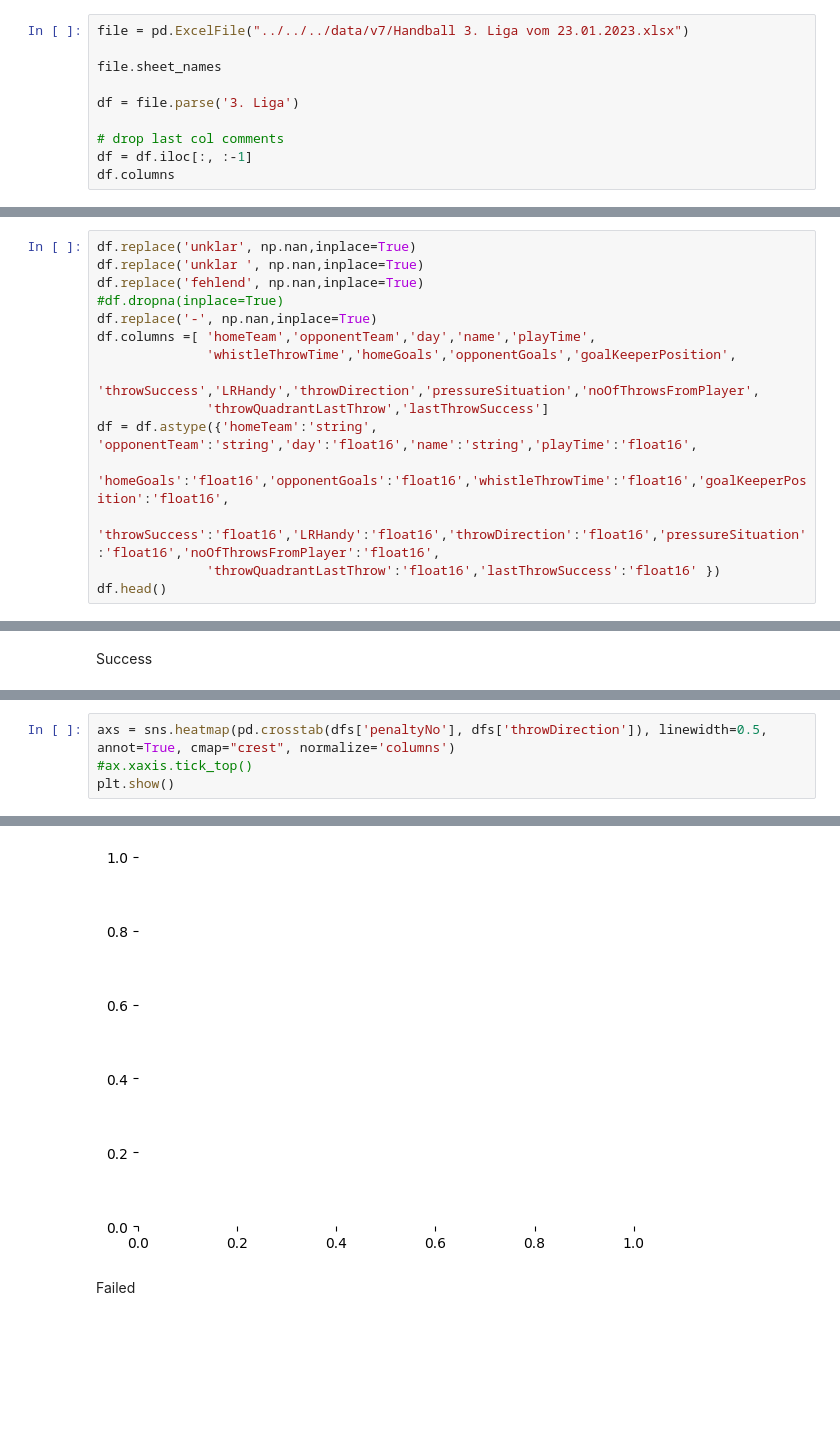
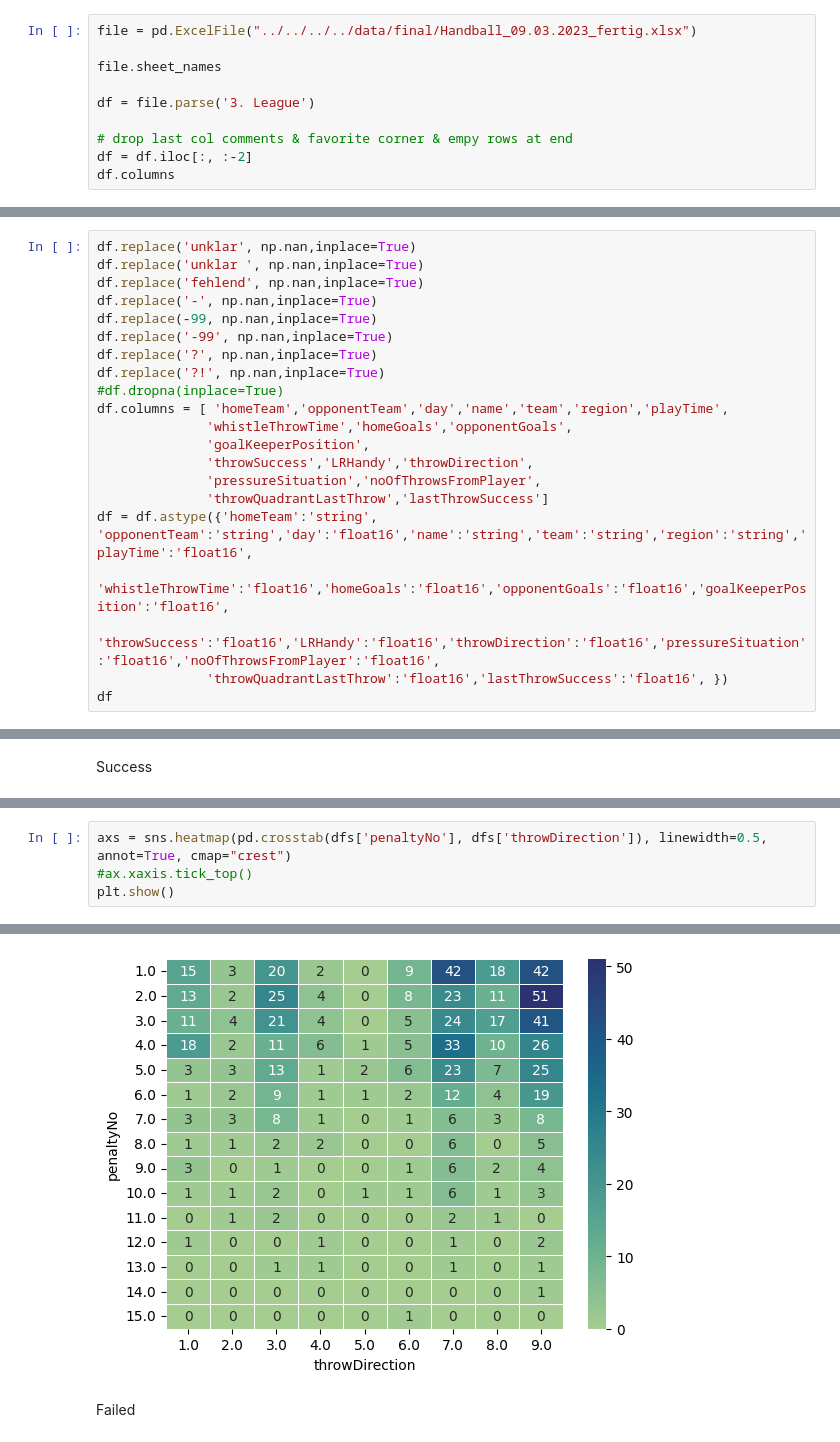
Before and after one commit to nayansavaliya/handball-data-science, a Jupyter notebook: src/FinalAnalysis/Analysis2/league3/league3PenaltywiseQuad.ipynb, the cells around one changed output, grey strips where cells are left out. Drawn from its saved outputs; the diff is of its cells as text; blank space fills up the shorter version.

```diff
--- a/src/FinalAnalysis/Analysis2/league3/league3PenaltywiseQuad.ipynb
+++ b/src/FinalAnalysis/Analysis2/league3/league3PenaltywiseQuad.ipynb
@@ -9,13 +9,13 @@ import seaborn as sns
 # %% [markdown]
 Read Data
 # %%
-file = pd.ExcelFile("../../../data/v7/Handball 3. Liga vom 23.01.2023.xlsx")
+file = pd.ExcelFile("../../../../data/final/Handball_09.03.2023_fertig.xlsx")
 
 file.sheet_names
 
-df = file.parse('3. Liga')
+df = file.parse('3. League')
 
-# drop last col comments
-df = df.iloc[:, :-1]
+# drop last col comments & favorite corner & empy rows at end
+df = df.iloc[:, :-2]
 df.columns
 # %% [output]
@@ -35,15 +37,21 @@ Cleanup & Renaming
 df.replace('unklar', np.nan,inplace=True)
 df.replace('unklar ', np.nan,inplace=True)
 df.replace('fehlend', np.nan,inplace=True)
+df.replace('-', np.nan,inplace=True)
+df.replace(-99, np.nan,inplace=True)
+df.replace('-99', np.nan,inplace=True)
+df.replace('?', np.nan,inplace=True)
+df.replace('?!', np.nan,inplace=True)
 #df.dropna(inplace=True)
-df.replace('-', np.nan,inplace=True)
-df.columns =[ 'homeTeam','opponentTeam','day','name','playTime',
-              'whistleThrowTime','homeGoals','opponentGoals','goalKeeperPosition',
-              'throwSuccess','LRHandy','throwDirection','pressureSituation','noOfThrowsFromPlayer',
+df.columns = [ 'homeTeam','opponentTeam','day','name','team','region','playTime',
+              'whistleThrowTime','homeGoals','opponentGoals',
+              'goalKeeperPosition',
+              'throwSuccess','LRHandy','throwDirection',
+              'pressureSituation','noOfThrowsFromPlayer',
               'throwQuadrantLastThrow','lastThrowSuccess']
-df = df.astype({'homeTeam':'string', 'opponentTeam':'string','day':'float16','name':'string','playTime':'float16',
-              'homeGoals':'float16','opponentGoals':'float16','whistleThrowTime':'float16','goalKeeperPosition':'float16',
+df = df.astype({'homeTeam':'string', 'opponentTeam':'string','day':'float16','name':'string','team':'string','region':'string','playTime':'float16',
+              'whistleThrowTime':'float16','homeGoals':'float16','opponentGoals':'float16','goalKeeperPosition':'float16',
               'throwSuccess':'float16','LRHandy':'float16','throwDirection':'float16','pressureSituation':'float16','noOfThrowsFromPlayer':'float16',
-              'throwQuadrantLastThrow':'float16','lastThrowSuccess':'float16' })
-df.head()
+              'throwQuadrantLastThrow':'float16','lastThrowSuccess':'float16', })
+df
 # %% [output]
@@ -130,5 +139,5 @@ df2
 # %%
-axs = sns.heatmap(pd.crosstab(dfs['penaltyNo'], dfs['throwDirection']), linewidth=0.5, annot=True, cmap="crest", normalize='columns')
+axs = sns.heatmap(pd.crosstab(dfs['penaltyNo'], dfs['throwDirection']), linewidth=0.5, annot=True, cmap="crest")
 #ax.xaxis.tick_top()
 plt.show()
 # %% [output]
@@ -136,4 +144,4 @@ AttributeError: QuadMesh.set() got an unexpected keyword argument 'normalize'
-[figure, old version]
+[figure, new version]
 # %% [markdown]
 Failed
 # %%
```
Also changed, not shown: parts of 11 cells of this notebook, 7 other files.
